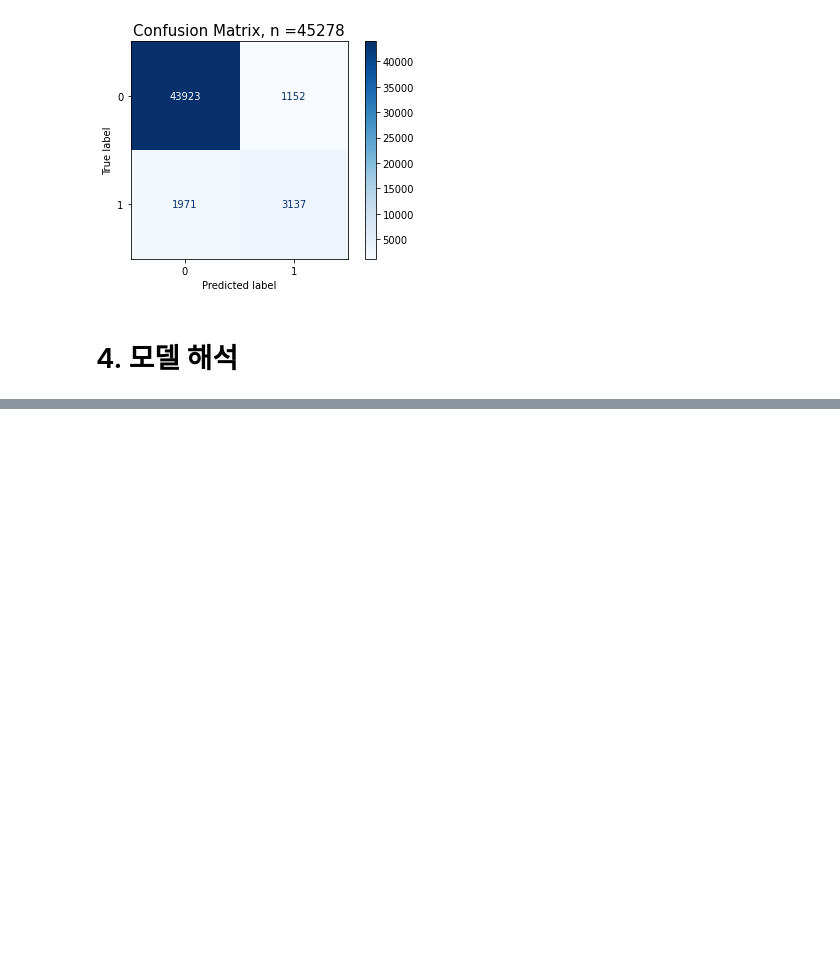
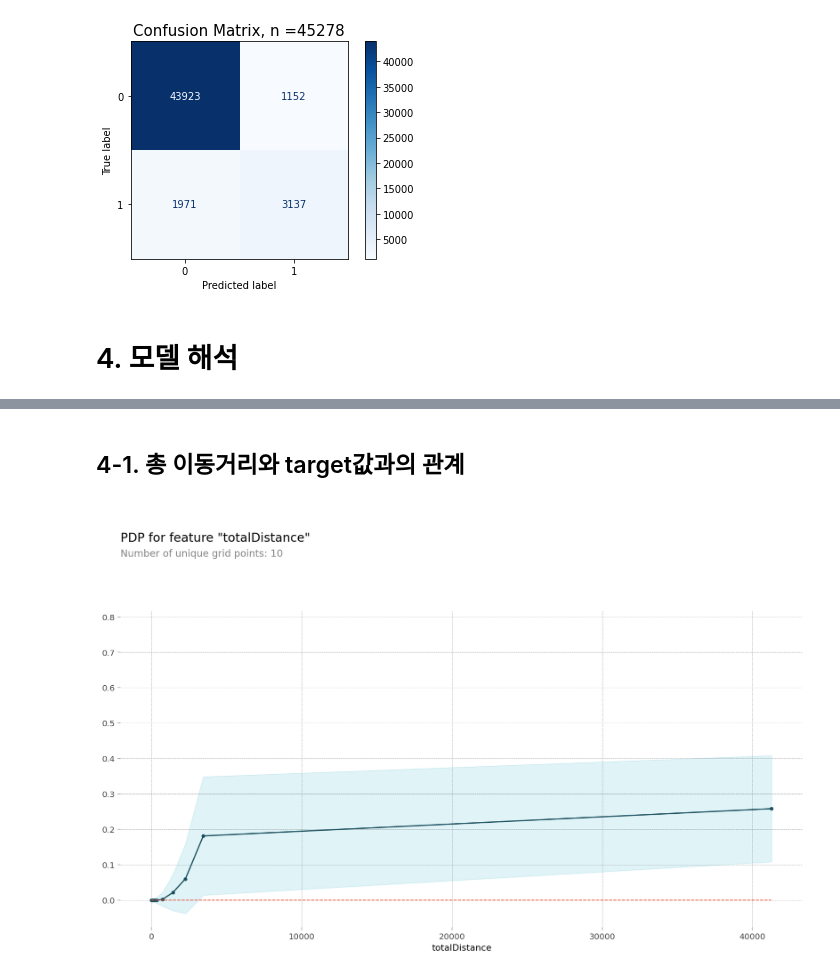
Before and after one commit to woorim99/AIB_12th_project, a Jupyter notebook: Section 2/Section2_AI_12_이우림.ipynb, the cells around one changed output, grey strips where cells are left out. Cells and saved outputs as stored; diff of their text form; code cells hidden in the pictures; blank space fills up the shorter version.

```diff
--- a/Section 2/Section2_AI_12_이우림.ipynb
+++ b/Section 2/Section2_AI_12_이우림.ipynb
@@ -347,0 +389,15 @@ plt.show()
+# %% [markdown]
+## 4-1. 총 이동거리와 target값과의 관계
+# %%
+feature = 'totalDistance'
+isolated = pdp_isolate(
+    model= pipe_rf,
+    dataset=X_val,
+    model_features=X_val.columns,
+    feature=feature,
+    grid_type='percentile', # default='percentile', or 'equal'
+    num_grid_points=10 # default=10
+)
+pdp_plot(isolated, feature_name=feature);
+# %% [output]
+[figure, added]
```
Also changed, not shown: parts of 5 cells of this notebook.
